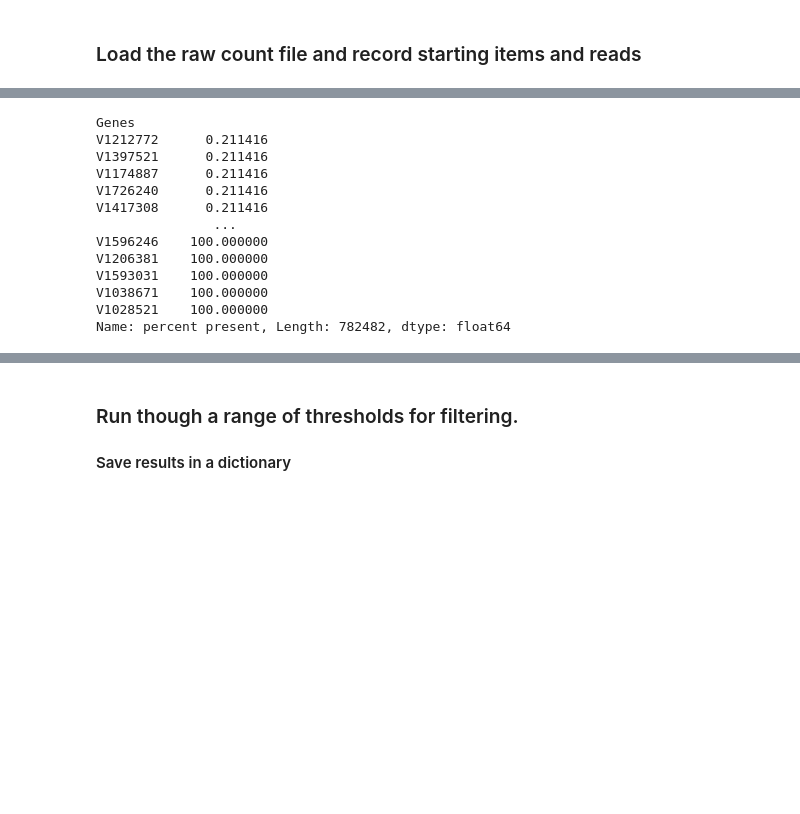
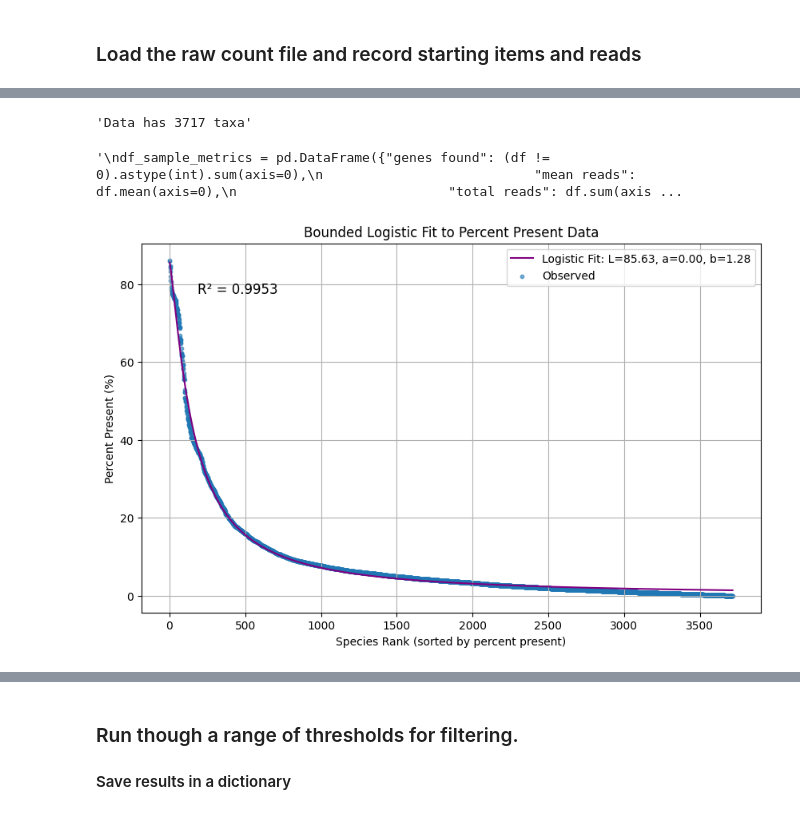
Before and after one commit to motleystate/moonstone, a Jupyter notebook: moonstone/filtering/ReadFiltering_ComputingThreshold.ipynb, the cells around one changed output, grey strips where cells are left out. Cells and saved outputs as stored; diff of their text form; code cells hidden in the pictures; blank space fills up the shorter version.

Commit message:
Major update to project new test data generalized curve fitting strategy modified to only fit reads loss per species

```diff
--- a/moonstone/filtering/ReadFiltering_ComputingThreshold.ipynb
+++ b/moonstone/filtering/ReadFiltering_ComputingThreshold.ipynb
@@ -20,23 +43,49 @@ starting_reads = df.sum().sum()
+# %%
+starting_items = df.shape[0]
+display('Data has %i taxa' % starting_items)
+# %% [output]
+'Data has 3717 taxa'
 # %%
-df_item_metrics = pd.DataFrame({"percent present": 100 * (1 - (df == 0).astype(int).sum(axis=1) / df.shape[1]),
+taxa_metrics = pd.DataFrame({"percent present": 100 * (1 - (df == 0).astype(int).sum(axis=1) / df.shape[1]),
                            "mean reads": df.mean(axis=1),
                            "total reads": df.sum(axis=1)})
-df_sample_metrics = pd.DataFrame({"genes found": (df != 0).astype(int).sum(axis=0),
-                           "mean reads": df.mean(axis=0),
-                           "total reads": df.sum(axis=0)})
+# %% [output]
+'\ndf_sample_metrics = pd.DataFrame({"genes found": (df != 0).astype(int).sum(axis=0),\n                           "mean reads": df.mean(axis=0),\n                           "total reads": df.sum(axis ...
-# %%
-df_item_metrics['percent present'].sort_values(
-# %% [output]
-Genes
-V1212772      0.211416
-V1397521      0.211416
-V1174887      0.211416
-V1726240      0.211416
-V1417308      0.211416
-               ...
-V1596246    100.000000
-V1206381    100.000000
-V1593031    100.000000
-V1038671    100.000000
-V1028521    100.000000
-Name: percent present, Length: 782482, dtype: float64
+# %%
+# Sort by percent present descending
+sorted_metrics = taxa_metrics.sort_values(by='percent present', ascending=False).reset_index(drop=True)
+x_data = np.arange(1, len(sorted_metrics) + 1)
+y_data = sorted_metrics['percent present'].values
+
+# Define the bounded logistic model
+def bounded_logistic(x, L, a, b):
+    return L / (1 + a * x**b)
+
+# Set dynamic bounds for L based on data max
+max_present = y_data.max()
+bounds_dynamic = ([max_present - 10, 0, -np.inf], [max_present + 10, np.inf, np.inf])
+
+# Fit the model
+popt, _ = curve_fit(bounded_logistic, x_data, y_data, bounds=bounds_dynamic, maxfev=5000)
+
+# Predict fitted values
+y_fit = bounded_logistic(x_data, *popt)
+
+# Calculate R²
+ss_res = np.sum((y_data - y_fit) ** 2)
+ss_tot = np.sum((y_data - np.mean(y_data)) ** 2)
+r_squared = 1 - (ss_res / ss_tot)
+
+# Plot
+plt.figure(figsize=(10, 6))
+plt.scatter(x_data, y_data, s=10, label='Observed', alpha=0.6)
+plt.plot(x_data, y_fit, color='purple', label=f'Logistic Fit: L={popt[0]:.2f}, a={popt[1]:.2f}, b={popt[2]:.2f}')
+plt.xlabel('Species Rank (sorted by percent present)')
+plt.ylabel('Percent Present (%)')
+plt.title('Bounded Logistic Fit to Percent Present Data')
+plt.grid(True)
+plt.legend()
+plt.text(0.05 * len(x_data), 0.9 * max_present, f'R² = {r_squared:.4f}', fontsize=12, color='black')
+plt.show()
+# %% [output]
+[figure, added]
```
Also changed, not shown: parts of 4 cells of this notebook, 2 other files.
